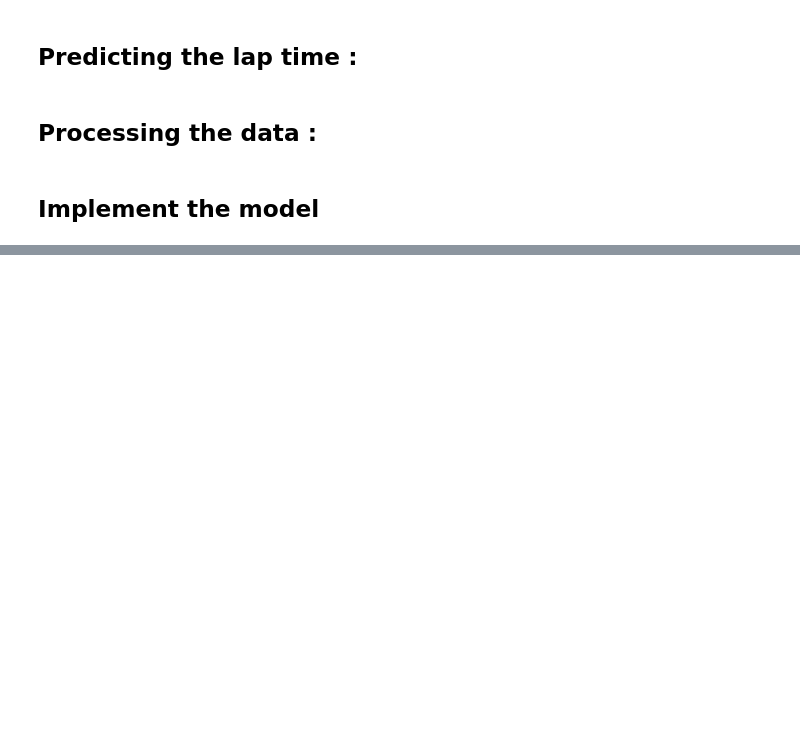
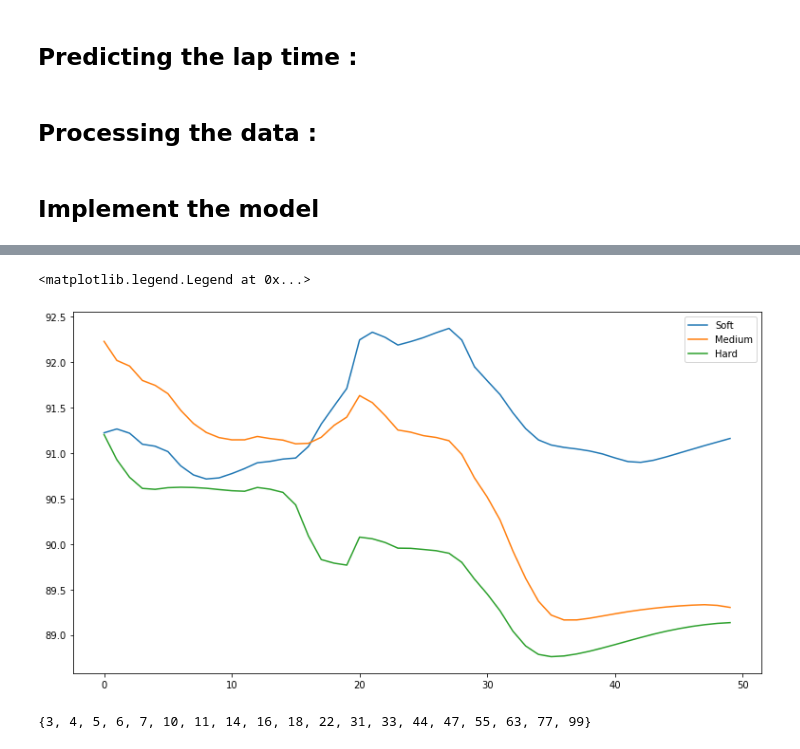
Before and after one commit to clement-micol/Project-IEOR4575, a Jupyter notebook: Untitled.ipynb, the cells around one changed output, grey strips where cells are left out. Cells and saved outputs as stored; diff of their text form; code cells hidden in the pictures; blank space fills up the shorter version.

```diff
--- a/Untitled.ipynb
+++ b/Untitled.ipynb
@@ -79,7 +84,7 @@ X_train, X_test, y_train, y_test = train_test_split(X,y,test_size=0.2,random_sta
 ## Implement the model
 # %%
 from keras.regularizers import l2
-def NAM(num_input=7,dropout_ratio = 0.15,regularizer_value = 0.005, mlp_size=64, output_lstm_size = 12, decay_rate=0.95,lstm_input=32, initial_learning_rate=7.5e-3):
+def NAM(num_input=5,dropout_ratio = 0.15,regularizer_value = 0.005, mlp_size=64, output_lstm_size = 12, decay_rate=0.95,lstm_input=32, initial_learning_rate=7.5e-3):
     feature_input = layers.Input(shape=(1,num_input))
     embbed_feature_input = layers.Lambda(lambda x : tf.split(x,num_input,axis=2))(feature_input)
     feature_output = []
@@ -89,10 +94,10 @@ def NAM(num_input=7,dropout_ratio = 0.15,regularizer_value = 0.005, mlp_size=64,
         x = layers.Dense(mlp_size//2,activation="relu",kernel_initializer="he_uniform")(x)
         x = layers.Dropout(dropout_ratio)(x)
         feature_output.append(x)
-    for i in range(num_input-1,num_input):
-        x = layers.LSTM(lstm_input, return_sequences=True)(embbed_feature_input[i])
-        x = layers.LSTM(mlp_size//2)(x)
-        feature_output.append(x)
+    #for i in range(num_input-1,num_input):
+    #    x = layers.LSTM(lstm_input, return_sequences=True)(embbed_feature_input[i])
+    #    x = layers.LSTM(mlp_size//2)(x)
+    #    feature_output.append(x)
     combined_output = layers.Add()(feature_output)
     combined_output = layers.Dropout(dropout_ratio)(combined_output)
     combined_output = layers.BatchNormalization(trainable=True)(combined_output)
@@ -167,7 +188,7 @@ Best: -0.394359 using {'dropout_ratio': 0.25, 'initial_learning_rate': 0.005, 'r
 # %%
 batch_size = 256
 num_epochs = 1000
-model = NAM(7)
+model = NAM()
 checkpoint_filepath = "./data/tmp/checkpoint_NAM"
 checkpoint_callback = keras.callbacks.ModelCheckpoint(
         checkpoint_filepath,
@@ -233,0 +277,22 @@ plt.plot(y_test-y_pred)
+# %%
+"LapNumber","TyreLife","Compound","Piting","DriverNumber","LapTime","DistanceToDriverAhead"
+num_lap = 50
+T_compound_0 = np.transpose(np.array([np.arange(num_lap), 4+np.arange(num_lap),[0]*num_lap,[0]*num_lap,[4]*num_lap,[0]*num_lap]))
+T_compound_1 = np.transpose(np.array([np.arange(num_lap), 4+np.arange(num_lap),[1]*num_lap,[0]*num_lap,[4]*num_lap,[0]*num_lap]))
+T_compound_2 = np.transpose(np.array([np.arange(num_lap), 4+np.arange(num_lap),[2]*num_lap,[0]*num_lap,[4]*num_lap,[0]*num_lap]))
+# %%
+lap_time_0 = scaler_y.inverse_transform(model.predict(np.reshape(scaler_X.transform(T_compound_0),(T_compound_0.shape[0],1,T_compound_0.shape[1]))))
+lap_time_1 = scaler_y.inverse_transform(model.predict(np.reshape(scaler_X.transform(T_compound_1),(T_compound_1.shape[0],1,T_compound_1.shape[1]))))
+lap_time_2 = scaler_y.inverse_transform(model.predict(np.reshape(scaler_X.transform(T_compound_2),(T_compound_2.shape[0],1,T_compound_2.shape[1]))))
+# %%
+plt.plot(lap_time_0, label="Soft")
+plt.plot(lap_time_1, label="Medium")
+plt.plot(lap_time_2, label ="Hard")
+plt.legend()
+# %% [output]
+<matplotlib.legend.Legend at 0x...>
+[figure, added]
+# %%
+set(laps_race["DriverNumber"])
+# %% [output]
+{3, 4, 5, 6, 7, 10, 11, 14, 16, 18, 22, 31, 33, 44, 47, 55, 63, 77, 99}
```
Also changed, not shown: parts of 16 cells of this notebook, 2 other files.
